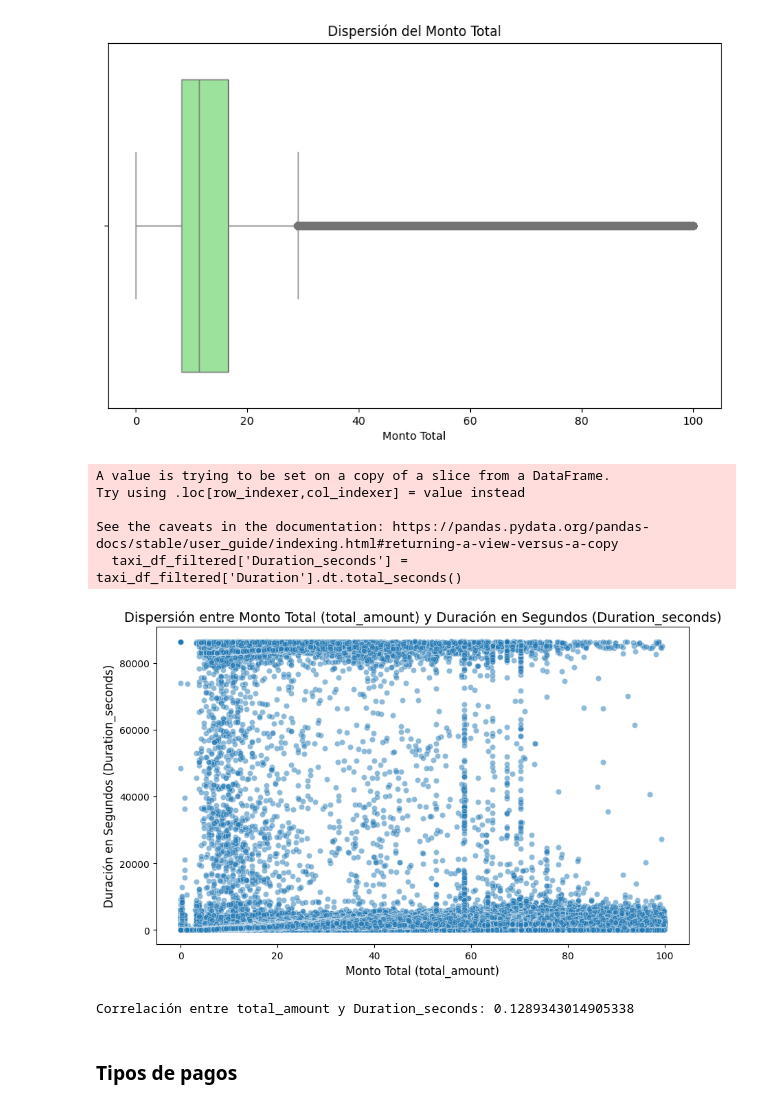
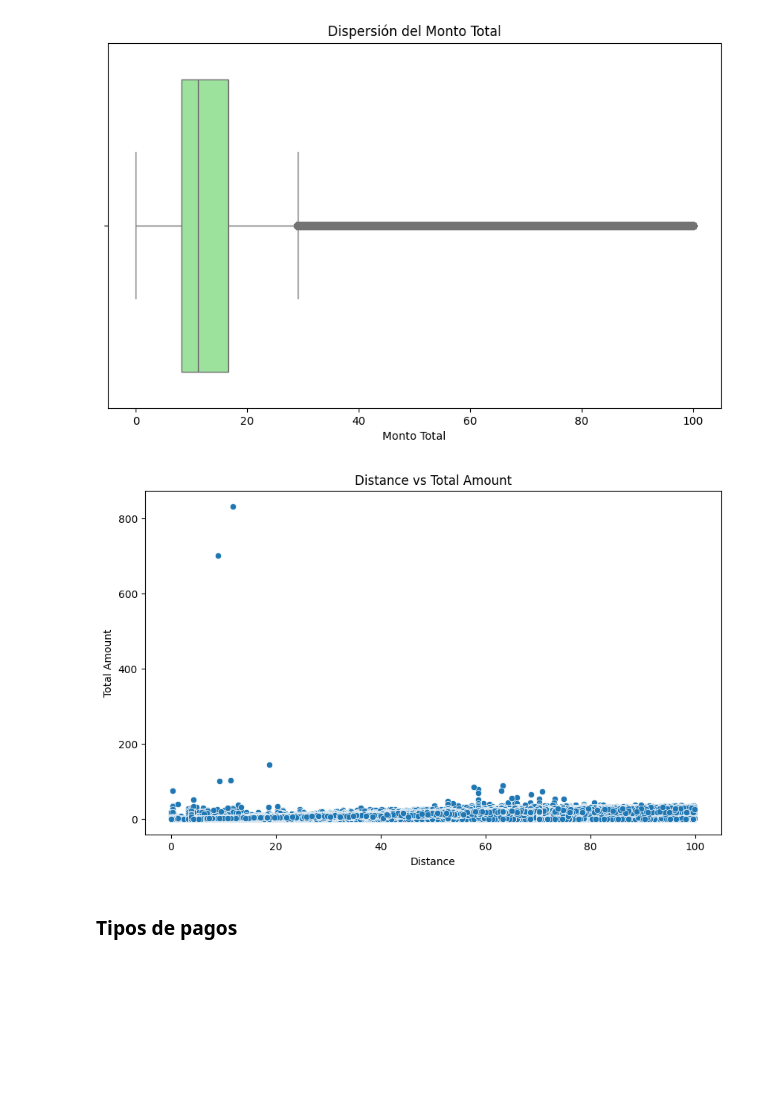
Before and after one commit to yeisondelatorre/ML_trabajofinal, a Jupyter notebook: _sources/notebooks.ipynb, the cells around one changed output. Drawn from its saved outputs; the diff is of its cells as text; code cells hidden in the pictures; blank space fills up the shorter version.

Commit message:
Update documentation

```diff
--- a/_sources/notebooks.ipynb
+++ b/_sources/notebooks.ipynb
@@ -373,0 +453,11 @@ taxi_df.head(10)
+# %%
+# Filtrar registros donde RatecodeID esté entre 1 y 6 (inclusive)
+taxi_df = taxi_df[(taxi_df['RatecodeID'] >= 1) & (taxi_df['RatecodeID'] <= 6)]
+
+# Verificar después del filtrado
+print(taxi_df['RatecodeID'].describe())
+print("\nValores únicos:", sorted(taxi_df['RatecodeID'].unique()))
+
+# Convertir a categoría
+taxi_df['RatecodeID'] = taxi_df['RatecodeID'].astype('category')
+print(taxi_df['RatecodeID'].dtypes)
@@ -373,0 +477,6 @@ taxi_df.head(10)
+# %%
+print(taxi_df['payment_type'].dtypes)
+print("\nValores únicos:", sorted(taxi_df['payment_type'].unique()))
+# Convertir a categoría
+taxi_df['payment_type'] = taxi_df['payment_type'].astype('category')
+print(taxi_df['payment_type'].dtypes)
@@ -573,0 +663,4 @@ Name: total_amount, dtype: float64
+# %%
+#Filtramos total_amount menores a 100
+taxi_df = taxi_df[taxi_df['total_amount'] < 100]
+print(taxi_df['total_amount'].describe())
@@ -577,10 +680,10 @@ bins = [0, 10, 20, 30, 50, 100]  # Rango de montos hasta 100
 labels = ['0-10', '10-20', '20-30', '30-50', '50-100']
 
 # Crear una nueva columna 'Amount_range' con los rangos en el DataFrame filtrado
-taxi_df_filtered['Amount_range'] = pd.cut(taxi_df_filtered['total_amount'], bins=bins, labels=labels, right=False)
+taxi_df['Amount_range'] = pd.cut(taxi_df['total_amount'], bins=bins, labels=labels, right=False)
 
 # Crear la tabla de frecuencias agrupadas
-frequency_table_filtered = taxi_df_filtered['Amount_range'].value_counts().sort_index()
+frequency_table_filtered = taxi_df['Amount_range'].value_counts().sort_index()
 
 # Calcular la proporción dividiendo cada frecuencia por el total de registros
 frequency_table_filtered_proportion = frequency_table_filtered / frequency_table_filtered.sum()
@@ -615,34 +713,15 @@ plt.xlabel('Monto Total')
 plt.show()
 # %% [output]
 [figure]
-# %%
-# Asegurarse de que 'Duration' esté en segundos en el DataFrame filtrado
-taxi_df_filtered['Duration_seconds'] = taxi_df_filtered['Duration'].dt.total_seconds()
-
-# Crear un gráfico de dispersión (scatter plot) entre 'total_amount' y 'Duration_seconds'
-plt.figure(figsize=(10, 6))
-sns.scatterplot(x='total_amount', y='Duration_seconds', data=taxi_df_filtered, alpha=0.5)
-
-# Añadir etiquetas y título
-plt.title('Dispersión entre Monto Total (total_amount) y Duración en Segundos (Duration_seconds)', fontsize=14)
-plt.xlabel('Monto Total (total_amount)', fontsize=12)
-plt.ylabel('Duración en Segundos (Duration_seconds)', fontsize=12)
-
-# Mostrar el gráfico
-plt.show()
-
-# Calcular la correlación de Pearson entre 'total_amount' y 'Duration_seconds'
-correlation = taxi_df_filtered[['total_amount', 'Duration_seconds']].corr().iloc[0, 1]
-
-print(f'Correlación entre total_amount y Duration_seconds: {correlation}')
-# %% [output]
-A value is trying to be set on a copy of a slice from a DataFrame.
-Try using .loc[row_indexer,col_indexer] = value instead
-
-See the caveats in the documentation: https://pandas.pydata.org/pandas-docs/stable/user_guide/indexing.html#returning-a-view-versus-a-copy
-  taxi_df_filtered['Duration_seconds'] = taxi_df_filtered['Duration'].dt.total_seconds()
-[figure, removed]
-Correlación entre total_amount y Duration_seconds: 0.1289343014905338
+# %%
+plt.figure(figsize=(10, 6))
+sns.scatterplot(x='total_amount', y='Distance', data=taxi_df)
+plt.title('Distance vs Total Amount')
+plt.xlabel('Distance')
+plt.ylabel('Total Amount')
+plt.show()
+# %% [output]
+[figure, added]
 # %% [markdown]
 ### Tipos de pagos
 # %%
```
Also changed, not shown: parts of 60 cells of this notebook, 14 other files.
